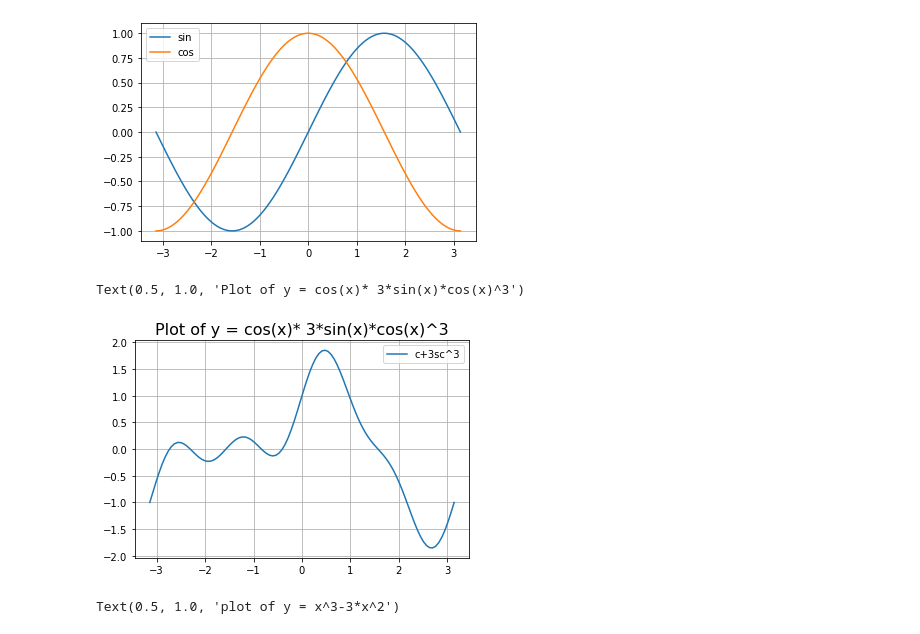
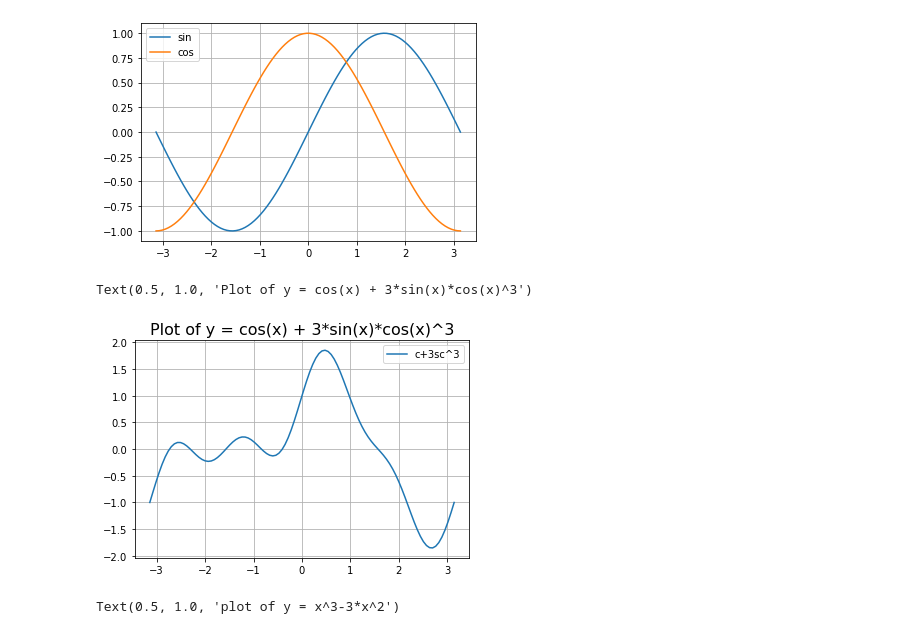
Before and after one commit to tjhickey724/cs103a, a Jupyter notebook: numpy_plotting.ipynb, the cells around one changed output. Drawn from its saved outputs; the diff is of its cells as text; code cells hidden in the pictures.

```diff
--- a/numpy_plotting.ipynb
+++ b/numpy_plotting.ipynb
@@ -83,16 +92,16 @@ plt.grid()
 # %%
 X = np.linspace(-np.pi,np.pi,100)
 S = np.sin(X)
 C = np.cos(X)
 Y = C+3*S*C**3
 plt.plot(X, Y,label='c+3sc^3')
 #plt.plot(X,C,label='cos')
 plt.legend()
 plt.grid()
-plt.title("Plot of y = cos(x)* 3*sin(x)*cos(x)^3", fontsize=16)
+plt.title("Plot of y = cos(x) + 3*sin(x)*cos(x)^3", fontsize=16)
 # %% [output]
-Text(0.5, 1.0, 'Plot of y = cos(x)* 3*sin(x)*cos(x)^3')
+Text(0.5, 1.0, 'Plot of y = cos(x) + 3*sin(x)*cos(x)^3')
-[figure, old version]
+[figure, new version]
 # %%
 X=np.linspace(-1,3,100)
 Y = X**3 - 3*X**2
```
Also changed, not shown: parts of 1 cell of this notebook, 1 other file.
